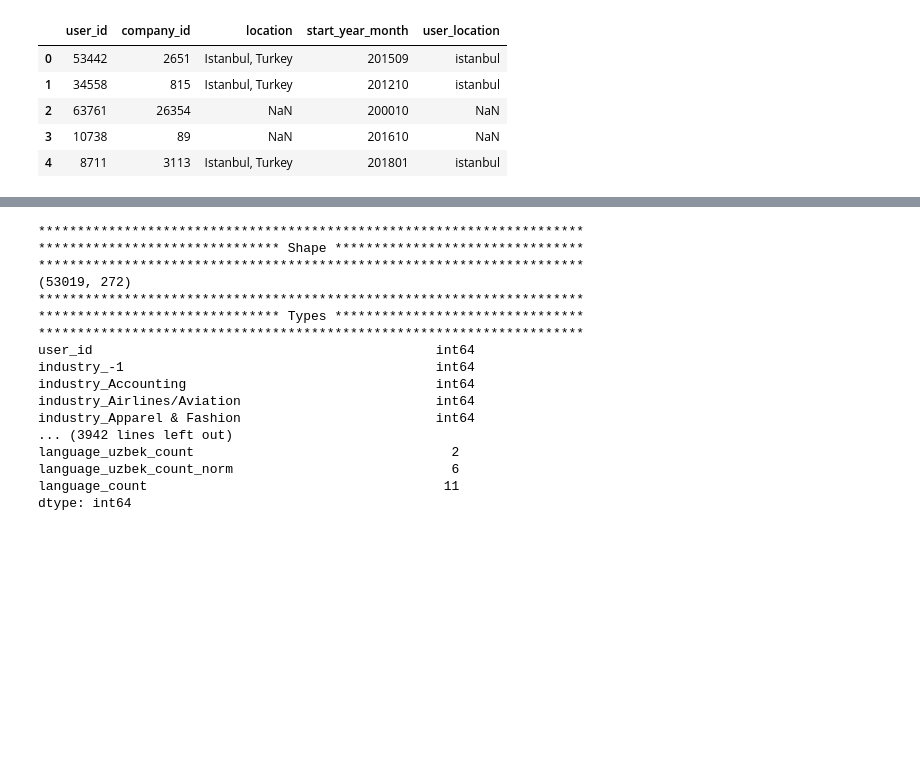
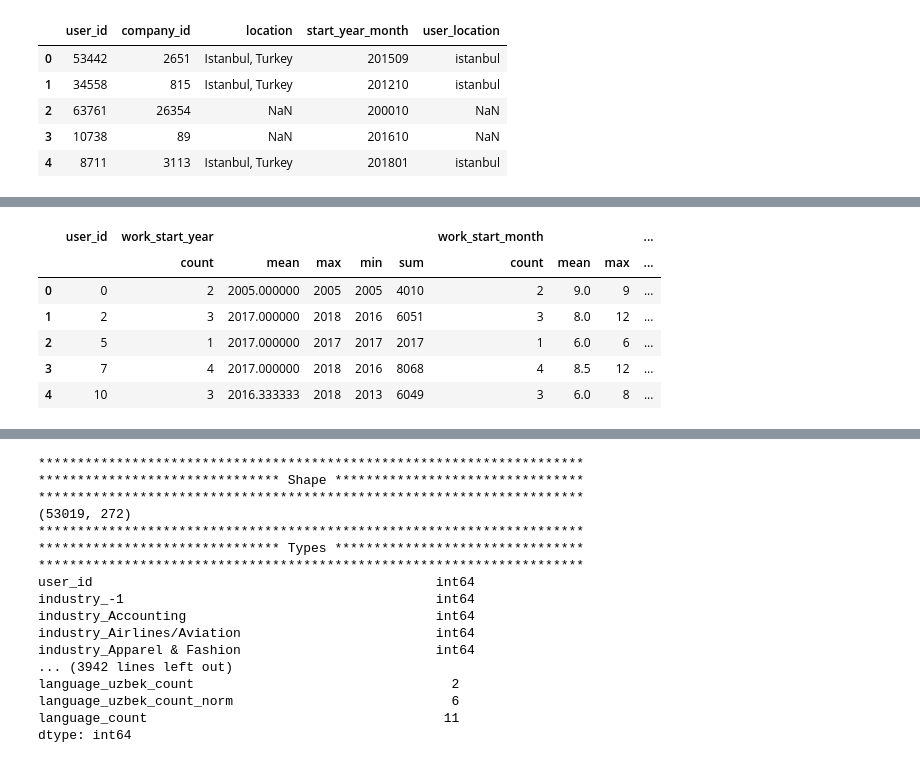
Before and after one commit to furkaneneseren/Datathon-BBVA, a Jupyter notebook: churn-with-linkedin.ipynb, the cells around one changed output, grey strips where cells are left out. Saved outputs shown, nothing was run; the diff lists cells and outputs as text; code cells hidden in the pictures; blank space fills up the shorter version.

```diff
--- a/churn-with-linkedin.ipynb
+++ b/churn-with-linkedin.ipynb
@@ -1824,0 +2020,3 @@ work_exp.to_csv("work_exp", index=False)
+# %%
+t.work_start_month = t.work_start_month.astype(int)
+t.work_start_year = t.work_start_year.astype(int)
@@ -1824,0 +2108,5 @@ work_exp.to_csv("work_exp", index=False)
+# %%
+worked_count_df = pd.DataFrame(t.groupby("user_id").company_id.nunique())
+worked_count_df.reset_index(inplace=True)
+worked_count_df.rename(columns={"company_id": "worked_company_count"}, inplace=True)
+worked_count_df.head()
@@ -1824,0 +2120,5 @@ work_exp.to_csv("work_exp", index=False)
+# %%
+changed_work_count_df = pd.DataFrame(t.groupby("user_id").company_id.count())
+changed_work_count_df.reset_index(inplace=True)
+changed_work_count_df.rename(columns={"company_id": "changed_work_count"}, inplace=True)
+changed_work_count_df.head()
@@ -1824,0 +2142,4 @@ work_exp.to_csv("work_exp", index=False)
+# %%
+t = t.merge(worked_count_df, on="user_id", how="left")
+t = t.merge(changed_work_count_df, on="user_id", how="left")
+t.head()
@@ -1824,0 +2175,11 @@ work_exp.to_csv("work_exp", index=False)
+# %%
+t_agg = t.drop(columns = ['company_id', 'company_id2', 'moved_after_2019']).groupby('user_id', as_index = False).agg(['count', 'mean', 'max', 'min', 'sum']).reset_index()
+t_agg.head()
+# %% [output]
+|  | user_id | work_start_year |  |  |  |  | work_start_month |  |  | ... |
+|  |  | count | mean | max | min | sum | count | mean | max | ... |
+| 0 | 0 | 2 | 2005.000000 | 2005 | 2005 | 4010 | 2 | 9.0 | 9 | ... |
+| 1 | 2 | 3 | 2017.000000 | 2018 | 2016 | 6051 | 3 | 8.0 | 12 | ... |
+| 2 | 5 | 1 | 2017.000000 | 2017 | 2017 | 2017 | 1 | 6.0 | 6 | ... |
+| 3 | 7 | 4 | 2017.000000 | 2018 | 2016 | 8068 | 4 | 8.5 | 12 | ... |
+| 4 | 10 | 3 | 2016.333333 | 2018 | 2013 | 6049 | 3 | 6.0 | 8 | ... |
```
Also changed, not shown: parts of 70 cells of this notebook.
